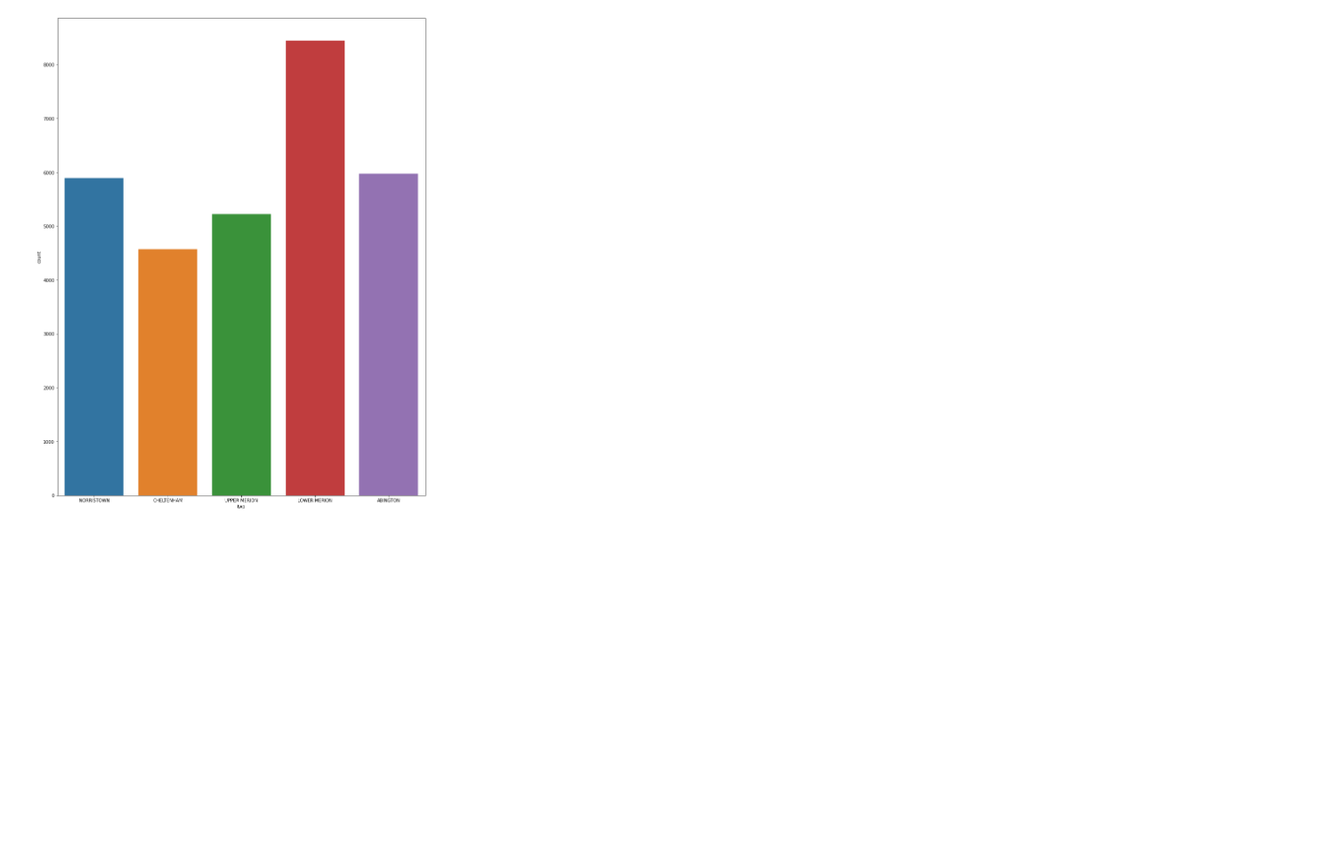
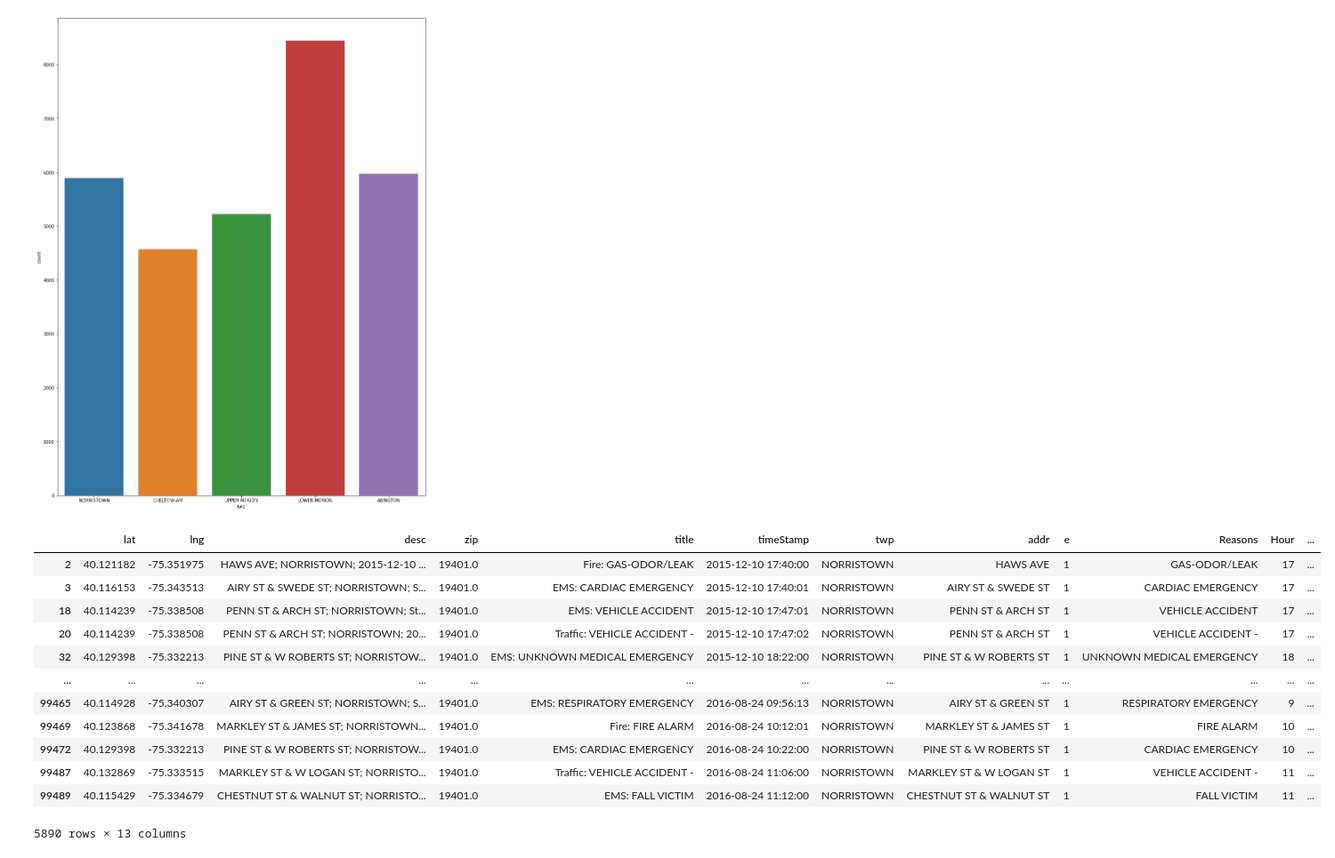
Before and after one commit to makncheese69420/911-Capstone-Project, a Jupyter notebook: Data Visualization Presentation.ipynb, the cells around one changed output. Shown at 89% size. Drawn from its saved outputs; the diff is of its cells as text; code cells hidden in the pictures; blank space fills up the shorter version.

```diff
--- a/Data Visualization Presentation.ipynb
+++ b/Data Visualization Presentation.ipynb
@@ -149,3 +149,12 @@ sns.countplot(x = 'twp', data = towns_with_greatest_police_calls, ax = ax)
 # %% [output]
 <AxesSubplot:xlabel='twp', ylabel='count'>
 [figure]
+# %%
+# Counting the amount of 911 calls in Norristown by month
+# Using Pd.time to add month, day, and day of week
+df['timeStamp'] = pd.to_datetime(df['timeStamp'])
+time = df['timeStamp'].iloc[0]
+# %%
+df['Hour'] = df['timeStamp'].apply(lambda time: time.hour)
+df['Month'] = df['timeStamp'].apply(lambda time: time.month)
+df['Day of Week'] = df['timeStamp'].apply(lambda time: time.dayofweek)
@@ -151,0 +165,17 @@ sns.countplot(x = 'twp', data = towns_with_greatest_police_calls, ax = ax)
+# %%
+police_calls_in_norristown = df.loc[df['twp'].isin(['NORRISTOWN'])]
+police_calls_in_norristown
+# %% [output]
+|  | lat | lng | desc | zip | title | timeStamp | twp | addr | e | Reasons | Hour | ... |
+| 2 | 40.121182 | -75.351975 | HAWS AVE; NORRISTOWN; 2015-12-10 ... | 19401.0 | Fire: GAS-ODOR/LEAK | 2015-12-10 17:40:00 | NORRISTOWN | HAWS AVE | 1 | GAS-ODOR/LEAK | 17 | ... |
+| 3 | 40.116153 | -75.343513 | AIRY ST & SWEDE ST; NORRISTOWN; S... | 19401.0 | EMS: CARDIAC EMERGENCY | 2015-12-10 17:40:01 | NORRISTOWN | AIRY ST & SWEDE ST | 1 | CARDIAC EMERGENCY | 17 | ... |
+| 18 | 40.114239 | -75.338508 | PENN ST & ARCH ST; NORRISTOWN; St... | 19401.0 | EMS: VEHICLE ACCIDENT | 2015-12-10 17:47:01 | NORRISTOWN | PENN ST & ARCH ST | 1 | VEHICLE ACCIDENT | 17 | ... |
+| 20 | 40.114239 | -75.338508 | PENN ST & ARCH ST; NORRISTOWN; 20... | 19401.0 | Traffic: VEHICLE ACCIDENT - | 2015-12-10 17:47:02 | NORRISTOWN | PENN ST & ARCH ST | 1 | VEHICLE ACCIDENT - | 17 | ... |
+| 32 | 40.129398 | -75.332213 | PINE ST & W ROBERTS ST; NORRISTOW... | 19401.0 | EMS: UNKNOWN MEDICAL EMERGENCY | 2015-12-10 18:22:00 | NORRISTOWN | PINE ST & W ROBERTS ST | 1 | UNKNOWN MEDICAL EMERGENCY | 18 | ... |
+| ... | ... | ... | ... | ... | ... | ... | ... | ... | ... | ... | ... | ... |
+| 99465 | 40.114928 | -75.340307 | AIRY ST & GREEN ST; NORRISTOWN; S... | 19401.0 | EMS: RESPIRATORY EMERGENCY | 2016-08-24 09:56:13 | NORRISTOWN | AIRY ST & GREEN ST | 1 | RESPIRATORY EMERGENCY | 9 | ... |
+| 99469 | 40.123868 | -75.341678 | MARKLEY ST & JAMES ST; NORRISTOWN... | 19401.0 | Fire: FIRE ALARM | 2016-08-24 10:12:01 | NORRISTOWN | MARKLEY ST & JAMES ST | 1 | FIRE ALARM | 10 | ... |
+| 99472 | 40.129398 | -75.332213 | PINE ST & W ROBERTS ST; NORRISTOW... | 19401.0 | EMS: CARDIAC EMERGENCY | 2016-08-24 10:22:00 | NORRISTOWN | PINE ST & W ROBERTS ST | 1 | CARDIAC EMERGENCY | 10 | ... |
+| 99487 | 40.132869 | -75.333515 | MARKLEY ST & W LOGAN ST; NORRISTO... | 19401.0 | Traffic: VEHICLE ACCIDENT - | 2016-08-24 11:06:00 | NORRISTOWN | MARKLEY ST & W LOGAN ST | 1 | VEHICLE ACCIDENT - | 11 | ... |
+| 99489 | 40.115429 | -75.334679 | CHESTNUT ST & WALNUT ST; NORRISTO... | 19401.0 | EMS: FALL VICTIM | 2016-08-24 11:12:00 | NORRISTOWN | CHESTNUT ST & WALNUT ST | 1 | FALL VICTIM | 11 | ... |
+5890 rows × 13 columns
```
Also changed, not shown: parts of 4 cells of this notebook.
